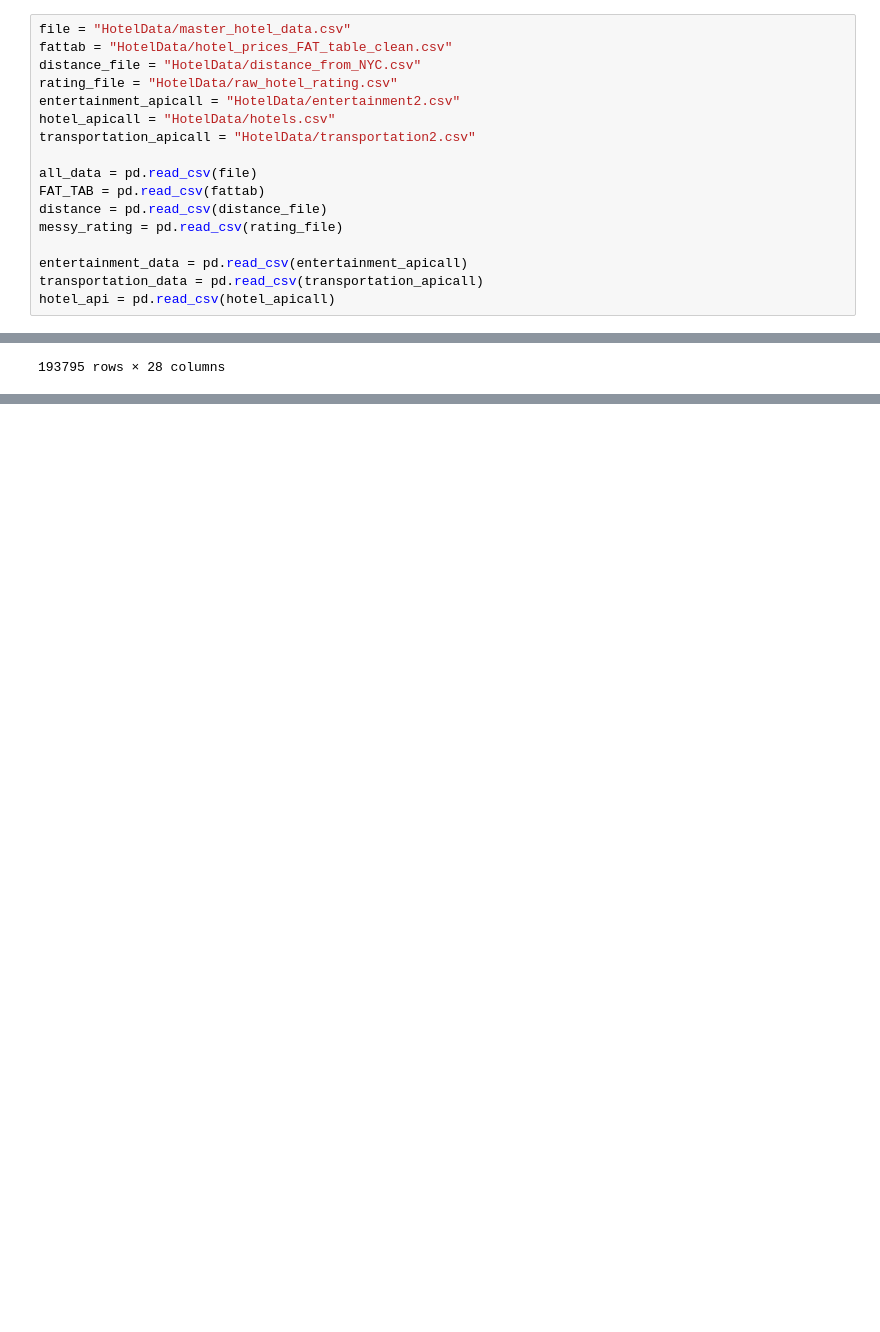
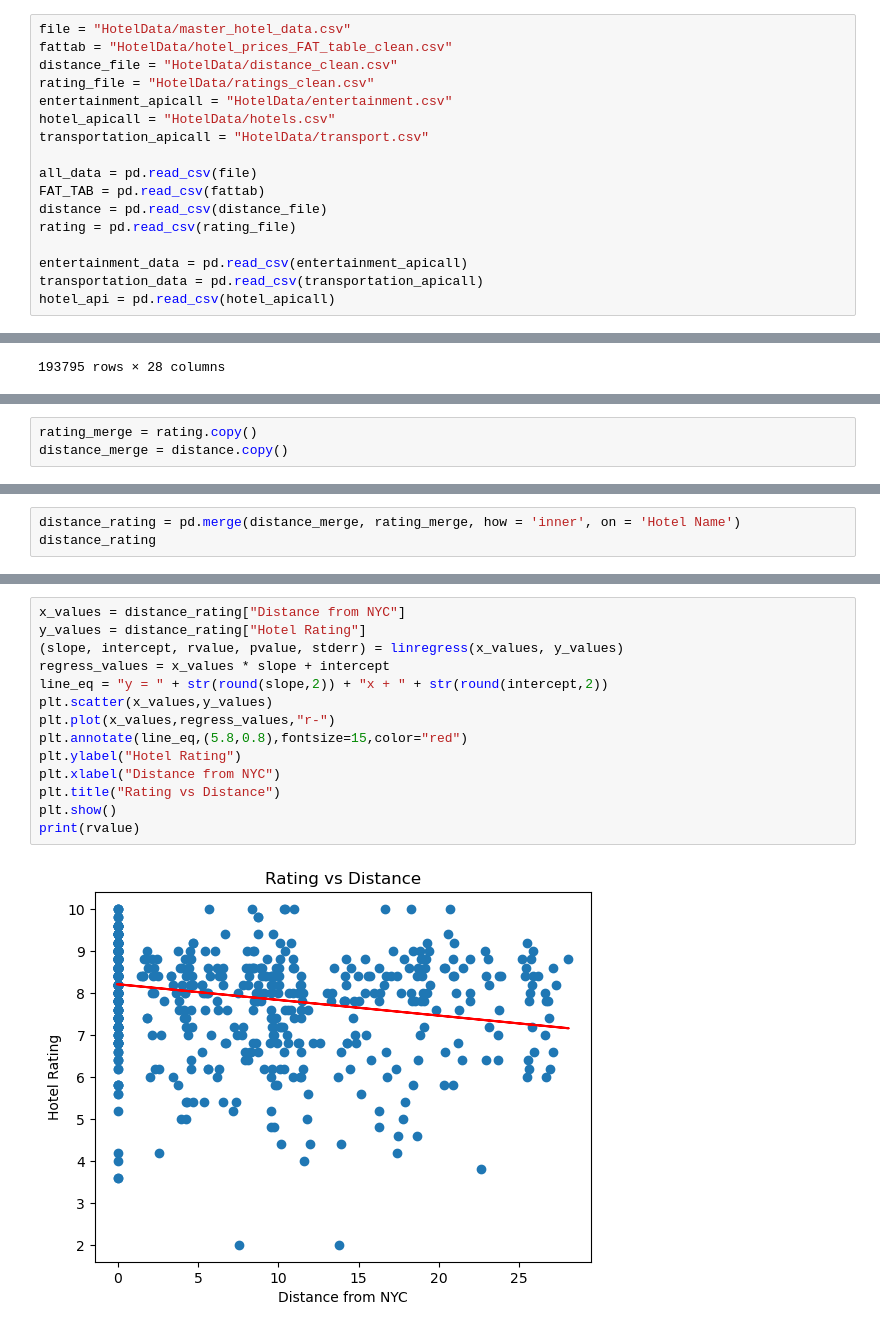
Before and after one commit to mvogel3/travel-guide-project3, a Jupyter notebook: exploratory_analysis.ipynb, the cells around one changed output, grey strips where cells are left out. Cells and saved outputs as stored; diff of their text form; blank space fills up the shorter version.

Commit message:
regressions

```diff
--- a/exploratory_analysis.ipynb
+++ b/exploratory_analysis.ipynb
@@ -7,16 +7,16 @@ from scipy.stats import linregress
 # %%
 file = "HotelData/master_hotel_data.csv"
 fattab = "HotelData/hotel_prices_FAT_table_clean.csv"
-distance_file = "HotelData/distance_from_NYC.csv"
-rating_file = "HotelData/raw_hotel_rating.csv"
-entertainment_apicall = "HotelData/entertainment2.csv"
+distance_file = "HotelData/distance_clean.csv"
+rating_file = "HotelData/ratings_clean.csv"
+entertainment_apicall = "HotelData/entertainment.csv"
 hotel_apicall = "HotelData/hotels.csv"
-transportation_apicall = "HotelData/transportation2.csv"
+transportation_apicall = "HotelData/transport.csv"
 
 all_data = pd.read_csv(file)
 FAT_TAB = pd.read_csv(fattab)
 distance = pd.read_csv(distance_file)
-messy_rating = pd.read_csv(rating_file)
+rating = pd.read_csv(rating_file)
 
 entertainment_data = pd.read_csv(entertainment_apicall)
 transportation_data = pd.read_csv(transportation_apicall)
@@ -61,0 +78,3 @@ memory usage: 41.4+ MB
+# %%
+rating_merge = rating.copy()
+distance_merge = distance.copy()
@@ -61,0 +97,3 @@ memory usage: 41.4+ MB
+# %%
+distance_rating = pd.merge(distance_merge, rating_merge, how = 'inner', on = 'Hotel Name')
+distance_rating
@@ -61,0 +122,16 @@ memory usage: 41.4+ MB
+# %%
+x_values = distance_rating["Distance from NYC"]
+y_values = distance_rating["Hotel Rating"]
+(slope, intercept, rvalue, pvalue, stderr) = linregress(x_values, y_values)
+regress_values = x_values * slope + intercept
+line_eq = "y = " + str(round(slope,2)) + "x + " + str(round(intercept,2))
+plt.scatter(x_values,y_values)
+plt.plot(x_values,regress_values,"r-")
+plt.annotate(line_eq,(5.8,0.8),fontsize=15,color="red")
+plt.ylabel("Hotel Rating")
+plt.xlabel("Distance from NYC")
+plt.title("Rating vs Distance")
+plt.show()
+print(rvalue)
+# %% [output]
+[figure, added]
```
Also changed, not shown: parts of 26 cells of this notebook, 8 other files.
